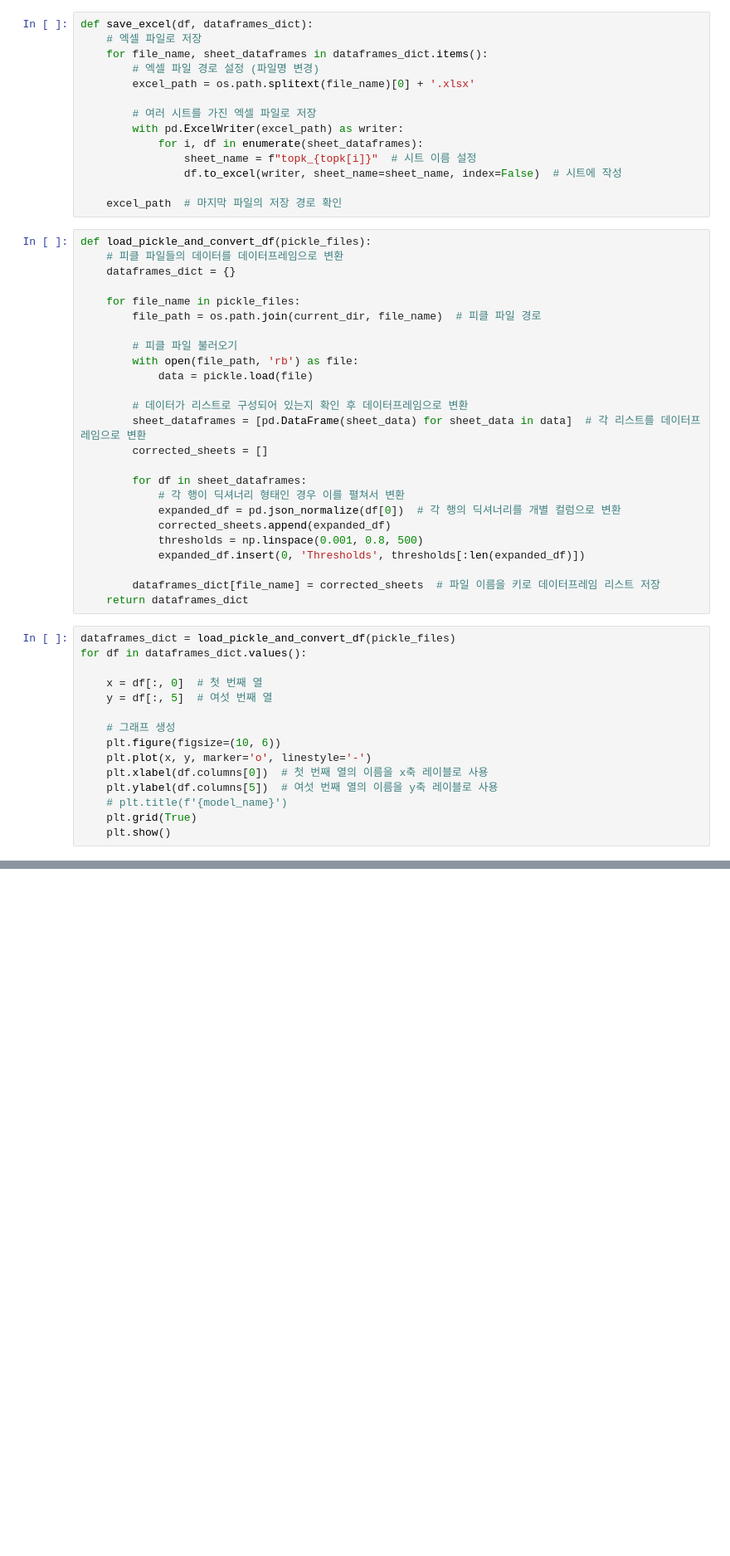
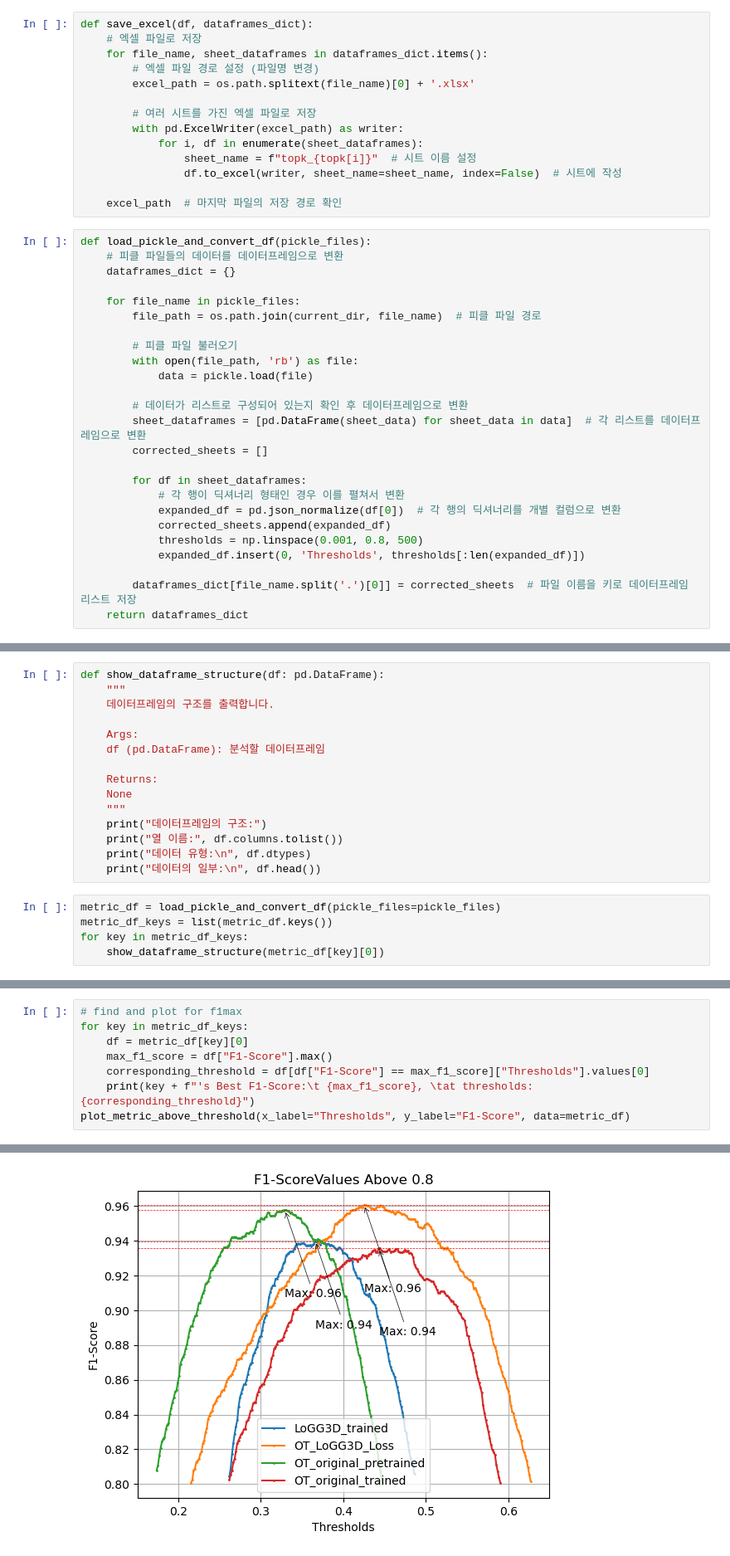
Before and after one commit to swoonge/LoGG3D-Net, a Jupyter notebook: evaluation/results/results_analyze.ipynb, the cells around one changed output, grey strips where cells are left out. Shown: that part at 83% size. Cells and saved outputs as stored; diff of their text form; blank space fills up the shorter version.

```diff
--- a/evaluation/results/results_analyze.ipynb
+++ b/evaluation/results/results_analyze.ipynb
@@ -46,20 +47,5 @@ def load_pickle_and_convert_df(pickle_files):
             thresholds = np.linspace(0.001, 0.8, 500)
             expanded_df.insert(0, 'Thresholds', thresholds[:len(expanded_df)])
 
-        dataframes_dict[file_name] = corrected_sheets  # 파일 이름을 키로 데이터프레임 리스트 저장
+        dataframes_dict[file_name.split('.')[0]] = corrected_sheets  # 파일 이름을 키로 데이터프레임 리스트 저장
     return dataframes_dict
-# %%
-dataframes_dict = load_pickle_and_convert_df(pickle_files)
-for df in dataframes_dict.values():
-
-    x = df[:, 0]  # 첫 번째 열
-    y = df[:, 5]  # 여섯 번째 열
-
-    # 그래프 생성
-    plt.figure(figsize=(10, 6))
-    plt.plot(x, y, marker='o', linestyle='-')
-    plt.xlabel(df.columns[0])  # 첫 번째 열의 이름을 x축 레이블로 사용
-    plt.ylabel(df.columns[5])  # 여섯 번째 열의 이름을 y축 레이블로 사용
-    # plt.title(f'{model_name}')
-    plt.grid(True)
-    plt.show()
@@ -67,0 +79,20 @@ TypeError: list indices must be integers or slices, not tuple
+# %%
+def show_dataframe_structure(df: pd.DataFrame):
+    """
+    데이터프레임의 구조를 출력합니다.
+
+    Args:
+    df (pd.DataFrame): 분석할 데이터프레임
+
+    Returns:
+    None
+    """
+    print("데이터프레임의 구조:")
+    print("열 이름:", df.columns.tolist())
+    print("데이터 유형:\n", df.dtypes)
+    print("데이터의 일부:\n", df.head())
+# %%
+metric_df = load_pickle_and_convert_df(pickle_files=pickle_files)
+metric_df_keys = list(metric_df.keys())
+for key in metric_df_keys:
+    show_dataframe_structure(metric_df[key][0])
@@ -67,0 +117,9 @@ TypeError: list indices must be integers or slices, not tuple
+# %%
+# find and plot for f1max
+for key in metric_df_keys:
+    df = metric_df[key][0]
+    max_f1_score = df["F1-Score"].max()
+    corresponding_threshold = df[df["F1-Score"] == max_f1_score]["Thresholds"].values[0]
+    print(key + f"'s Best F1-Score:\t {max_f1_score}, \tat thresholds: {corresponding_threshold}")
+plot_metric_above_threshold(x_label="Thresholds", y_label="F1-Score", data=metric_df)
+# %% [output]
@@ -67,0 +130 @@ TypeError: list indices must be integers or slices, not tuple
+[figure, added]
```
Also changed, not shown: parts of 7 cells of this notebook.
